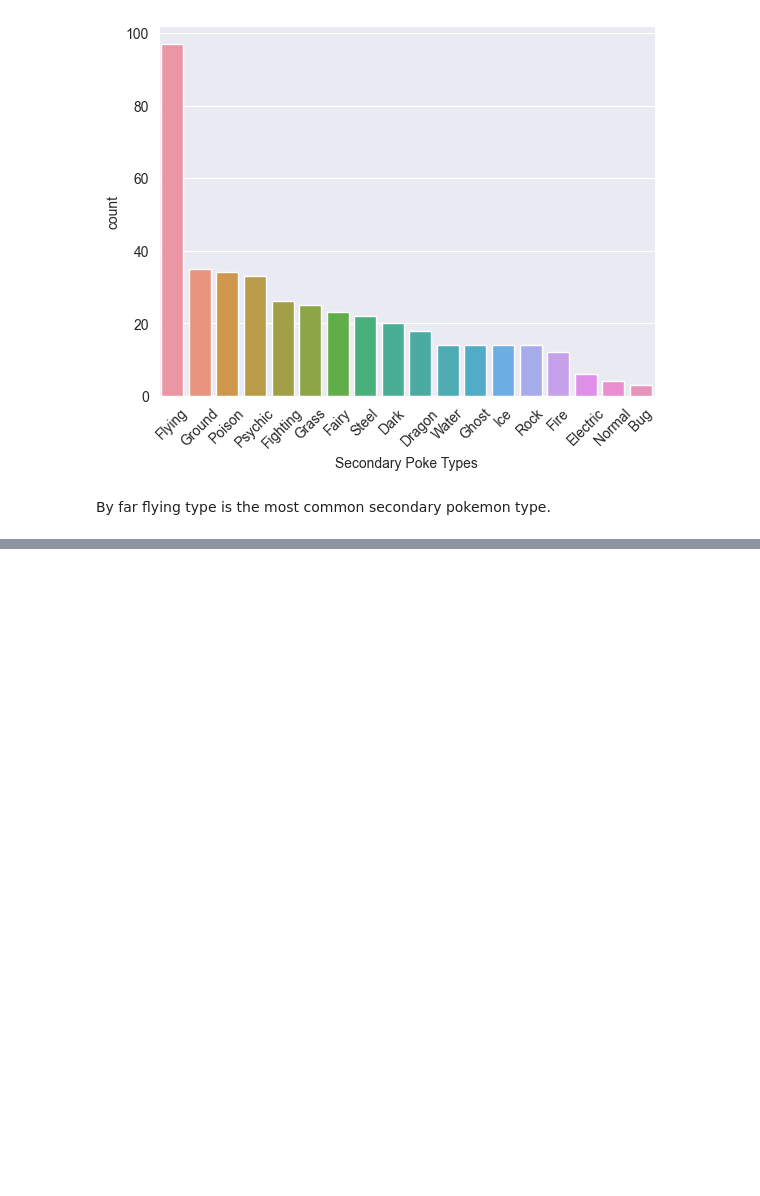
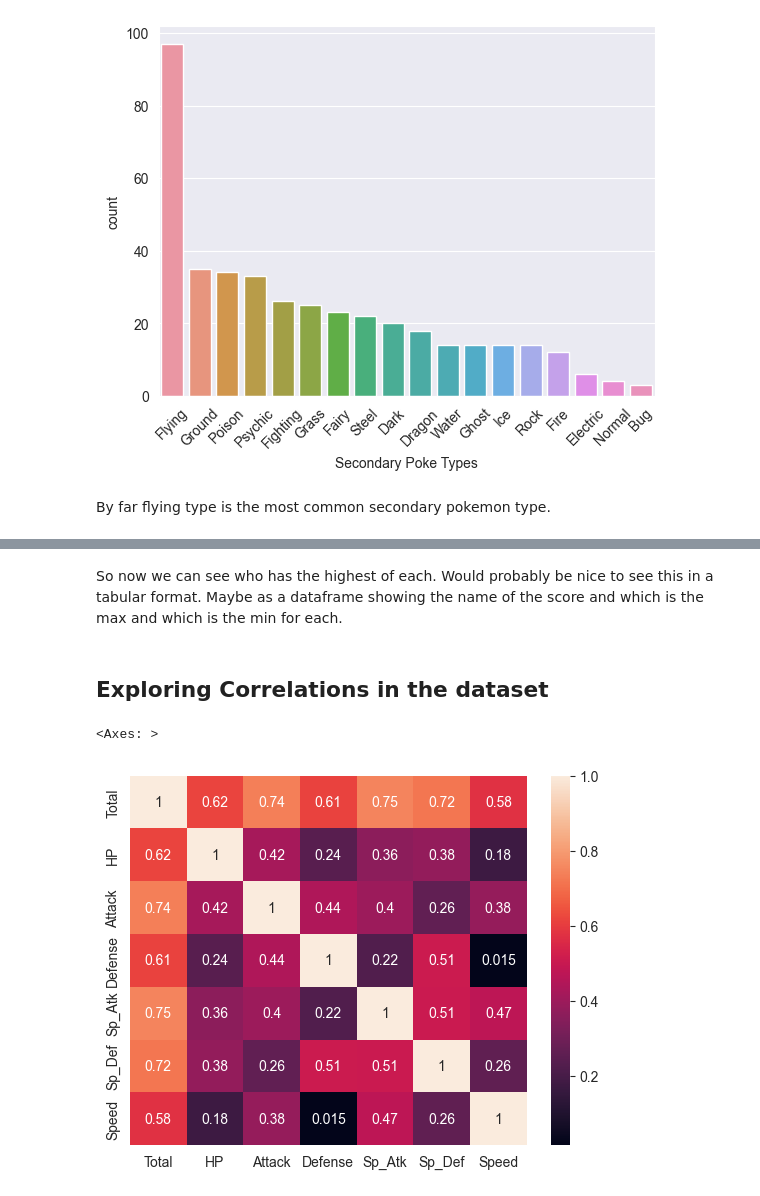
Before and after one commit to ShaniceWilliams/poke-project, a Jupyter notebook: poke_project.ipynb, the cells around one changed output, grey strips where cells are left out. Saved outputs shown, nothing was run; the diff lists cells and outputs as text; code cells hidden in the pictures; blank space fills up the shorter version.

Commit message:
EDA continued. Correlation exploration.

```diff
--- a/poke_project.ipynb
+++ b/poke_project.ipynb
@@ -128,0 +259,13 @@ By far flying type is the most common secondary pokemon type.
+# %% [markdown]
+So now we can see who has the highest of each. Would probably be nice to see this in a tabular format. Maybe as a dataframe showing the name of the score and which is the max and which is the min for each.
+# %% [markdown]
+## Exploring Correlations in the dataset
+# %%
+num_cols = df[["Total", "HP", "Attack", "Defense", "Sp_Atk", "Sp_Def", "Speed"]]
+# %%
+corr = num_cols.corr()
+# %%
+sns.heatmap(corr, annot=True)
+# %% [output]
+<Axes: >
+[figure, added]
```
Also changed, not shown: parts of 14 cells of this notebook, 1 other file.
